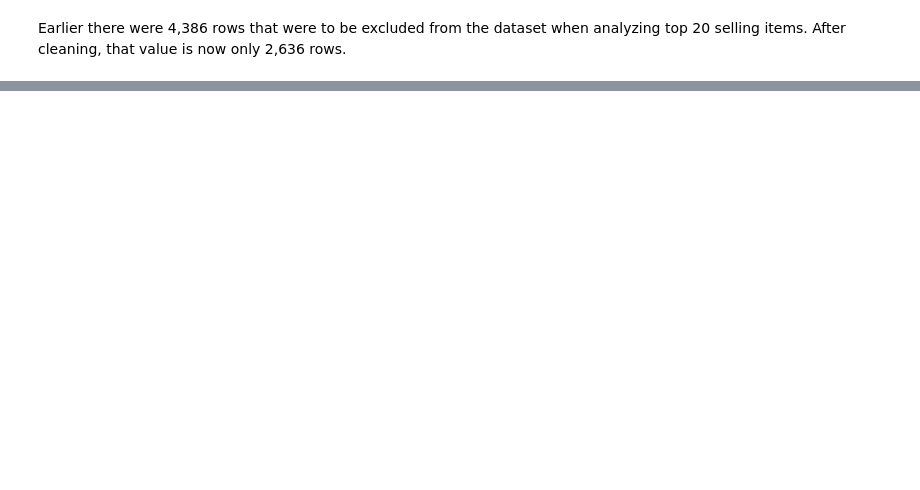
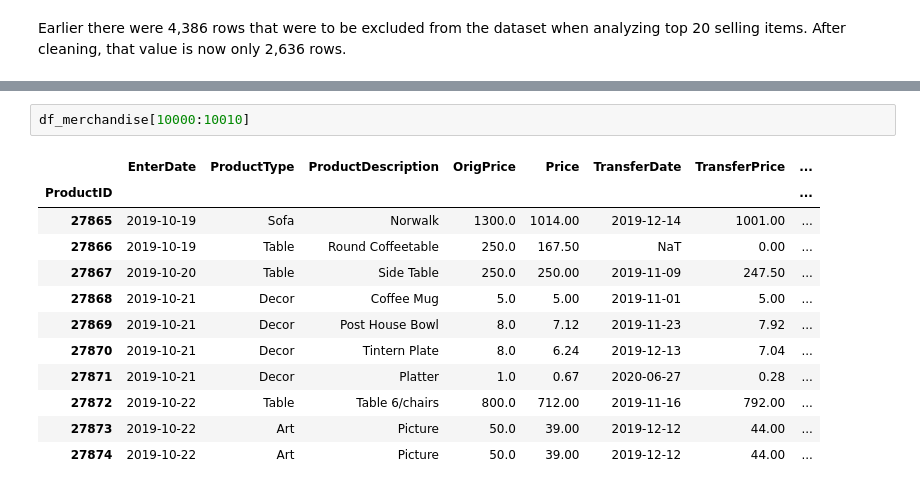
Before and after one commit to zachcornelison/K-N-Sales-Analytics, a Jupyter notebook: KN-Analytics-Merchandise.ipynb, the cells around one changed output, grey strips where cells are left out. Drawn from its saved outputs; the diff is of its cells as text; blank space fills up the shorter version.

```diff
--- a/KN-Analytics-Merchandise.ipynb
+++ b/KN-Analytics-Merchandise.ipynb
@@ -681,0 +712,15 @@ none_filter
+# %%
+df_merchandise[10000:10010]
+# %% [output]
+|  | EnterDate | ProductType | ProductDescription | OrigPrice | Price | TransferDate | TransferPrice | ... |
+| ProductID |  |  |  |  |  |  |  | ... |
+| 27865 | 2019-10-19 | Sofa | Norwalk | 1300.0 | 1014.00 | 2019-12-14 | 1001.00 | ... |
+| 27866 | 2019-10-19 | Table | Round Coffeetable | 250.0 | 167.50 | NaT | 0.00 | ... |
+| 27867 | 2019-10-20 | Table | Side Table | 250.0 | 250.00 | 2019-11-09 | 247.50 | ... |
+| 27868 | 2019-10-21 | Decor | Coffee Mug | 5.0 | 5.00 | 2019-11-01 | 5.00 | ... |
+| 27869 | 2019-10-21 | Decor | Post House Bowl | 8.0 | 7.12 | 2019-11-23 | 7.92 | ... |
+| 27870 | 2019-10-21 | Decor | Tintern Plate | 8.0 | 6.24 | 2019-12-13 | 7.04 | ... |
+| 27871 | 2019-10-21 | Decor | Platter | 1.0 | 0.67 | 2020-06-27 | 0.28 | ... |
+| 27872 | 2019-10-22 | Table | Table 6/chairs | 800.0 | 712.00 | 2019-11-16 | 792.00 | ... |
+| 27873 | 2019-10-22 | Art | Picture | 50.0 | 39.00 | 2019-12-12 | 44.00 | ... |
+| 27874 | 2019-10-22 | Art | Picture | 50.0 | 39.00 | 2019-12-12 | 44.00 | ... |
```
Also changed, not shown: parts of 17 cells of this notebook.
